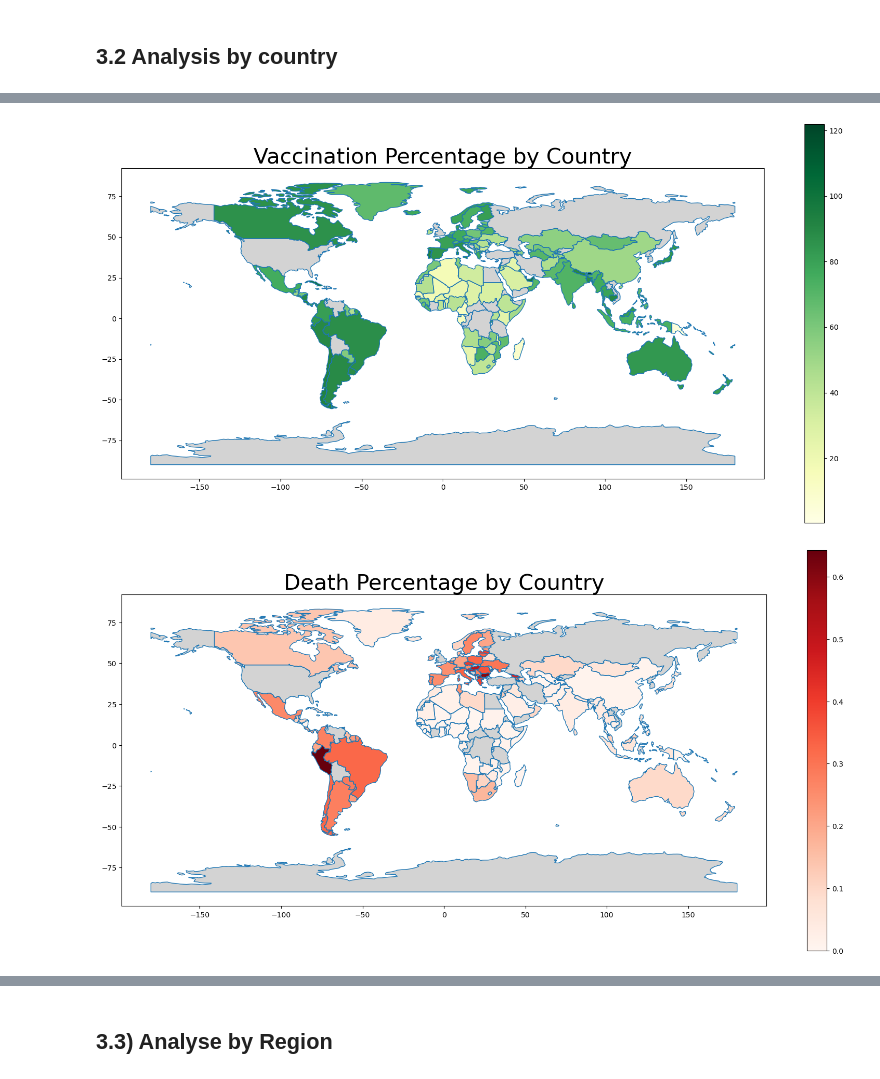
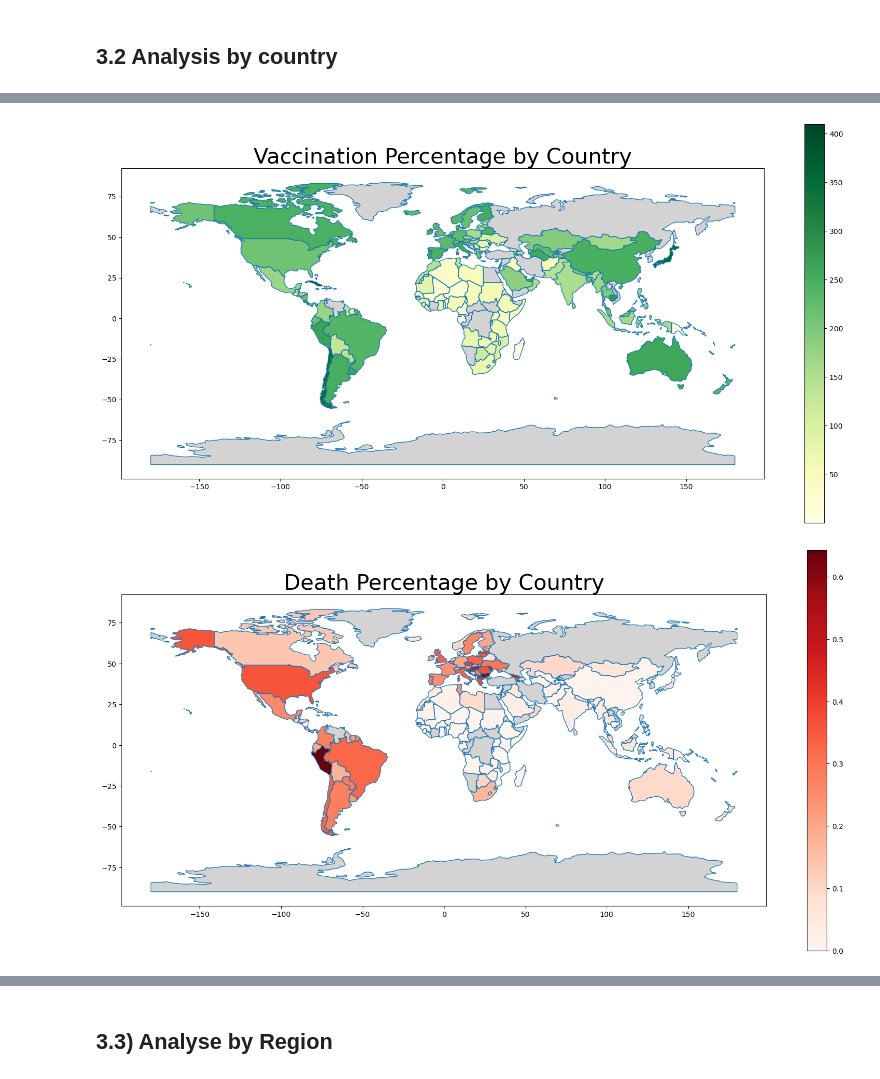
Before and after one commit to nazimben25/project1_group2, a Jupyter notebook: nazim/q4_death_vs_vaccination_clean.ipynb, the cells around one changed output, grey strips where cells are left out. Cells and saved outputs as stored; diff of their text form; code cells hidden in the pictures.

Commit message:
Q4 code update, data origine reviewed, README update + 1st slides

```diff
--- a/nazim/q4_death_vs_vaccination_clean.ipynb
+++ b/nazim/q4_death_vs_vaccination_clean.ipynb
@@ -734,0 +789,5 @@ death_vaccins_country_df.head()
+# %%
+#remove useless column + rename
+death_vaccins_country_df = death_vaccins_country_df.drop(columns={'country_y'})
+death_vaccins_country_df = death_vaccins_country_df.rename(columns={'country_x':'country'})
+death_vaccins_country_df
@@ -764,0 +845,4 @@ data_covid_country_df.columns
+# %%
+## rename clumns
+data_covid_country_df = data_covid_country_df.rename(columns={'region_x':'region'})
+data_covid_country_df.head()
@@ -766,8 +858,8 @@ data_covid_country_df.columns
 ## select needed columns
 
 data_covid_country_df = data_covid_country_df[['country',
-                                           'id','iso2Code','region',
-                                           'total_deaths', 'total_people_vaccinated',
+                                           'country_id','country_ID_2','region',
+                                           'total_deaths', 'total_vaccination',
                                            'pop_2023',
                                            'longitude','latitude'
                                            ]]
@@ -897,7 +1017,7 @@ dtype: object
 # %%
 ## calculate vaccination %
 
-data_country_df['vaccination%'] = data_country_df['total_people_vaccinated']*100/data_country_df['pop_2023']
+data_country_df['vaccination%'] = data_country_df['total_vaccination']*100/data_country_df['pop_2023']
 
 ## calculate deaths/population %
 
@@ -941,37 +1061,45 @@ plt.show
 # %%
 ## Create a world map with Vaccination %
-#
-# Sample data: replace actual DataFrame
+
+
+## change US name to fit with world_df
+data_country_df['country'] = data_country_df['country'].replace({'United States': 'United States of America'})
+
+
 data = pd.DataFrame({
-    'country_name': data_country_df['country'],  # Replace with your country names
-    'vaccination': data_country_df['vaccination%']  # Replace with your actual data
+    'country_name': data_country_df['country'],
+    'vaccination': data_country_df['vaccination%']
 })
 
 # Load the world map
 world = gpd.read_file(gpd.datasets.get_path('naturalearth_lowres'))
 
 # Merge the GeoDataFrame with your data
 world = world.merge(data, how="left", left_on="name", right_on="country_name")
 
 # Plot the choropleth map
 fig, ax = plt.subplots(1, 1, figsize=(20, 10))
 world.boundary.plot(ax=ax, linewidth=1)
 world.plot(column='vaccination', ax=ax, legend=True,
            cmap='YlGn', missing_kwds={"color": "lightgrey"})
 
 plt.title('Vaccination Percentage by Country', fontsize = 30)
 plt.savefig("Output/Q4_Vaccination%_worldwide.png")
 
 plt.show()
 # %% [output]
-[figure, old version]
+[figure, new version]
 # %%
-## Create a world map with death %
-#
-# Sample data: replace this with your actual DataFrame
+## Create a world map with deaths %
+
+
+## change US name to fit with world_df
+data_country_df['country'] = data_country_df['country'].replace({'United States': 'United States of America'})
+
+
 data = pd.DataFrame({
-    'country_name': data_country_df['country'],  # Replace with your country names
-    'death_percentage': data_country_df['death%']  # Replace with your actual data
+    'country_name': data_country_df['country'],
+    'death_percentage': data_country_df['death%']
 })
 
 # Load the world map
@@ -991,7 +1119,7 @@ plt.savefig("Output/Q4_death%_worlwide.png")
 
 plt.show()
 # %% [output]
-[figure, old version]
+[figure, new version]
 # %%
 # Build scatter plot for vaccination vs deaths
 
```
Also changed, not shown: parts of 36 cells of this notebook, 14 other files.
